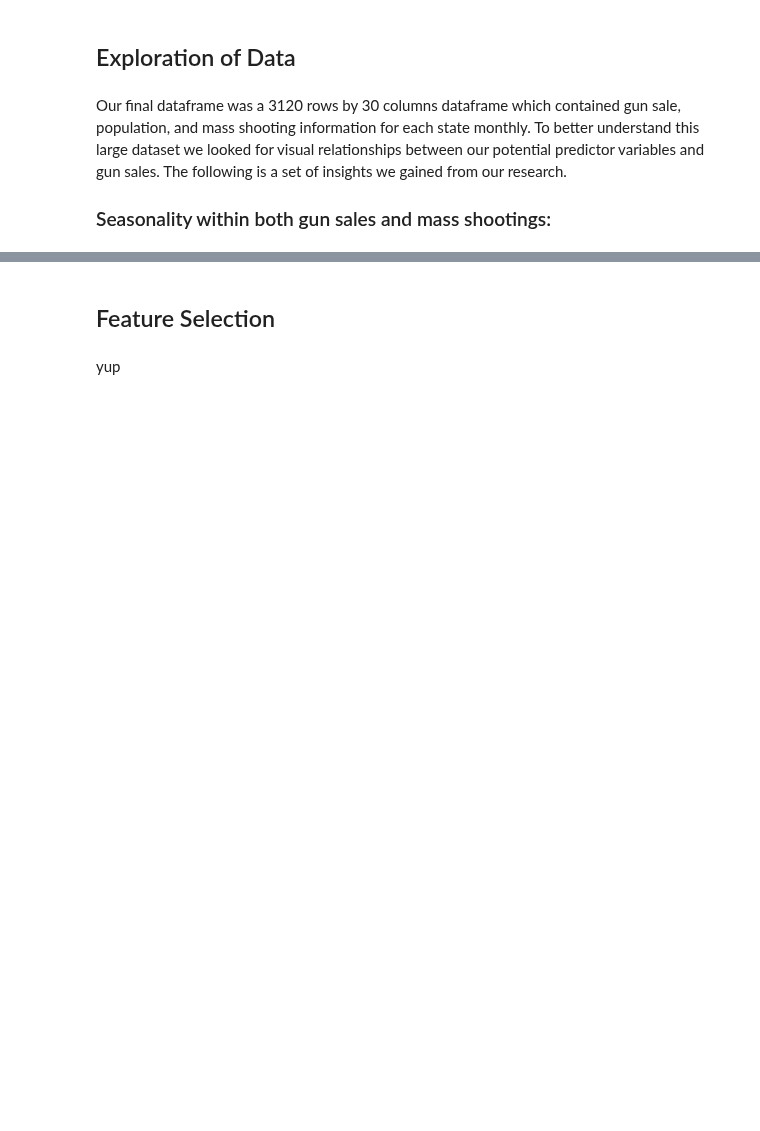
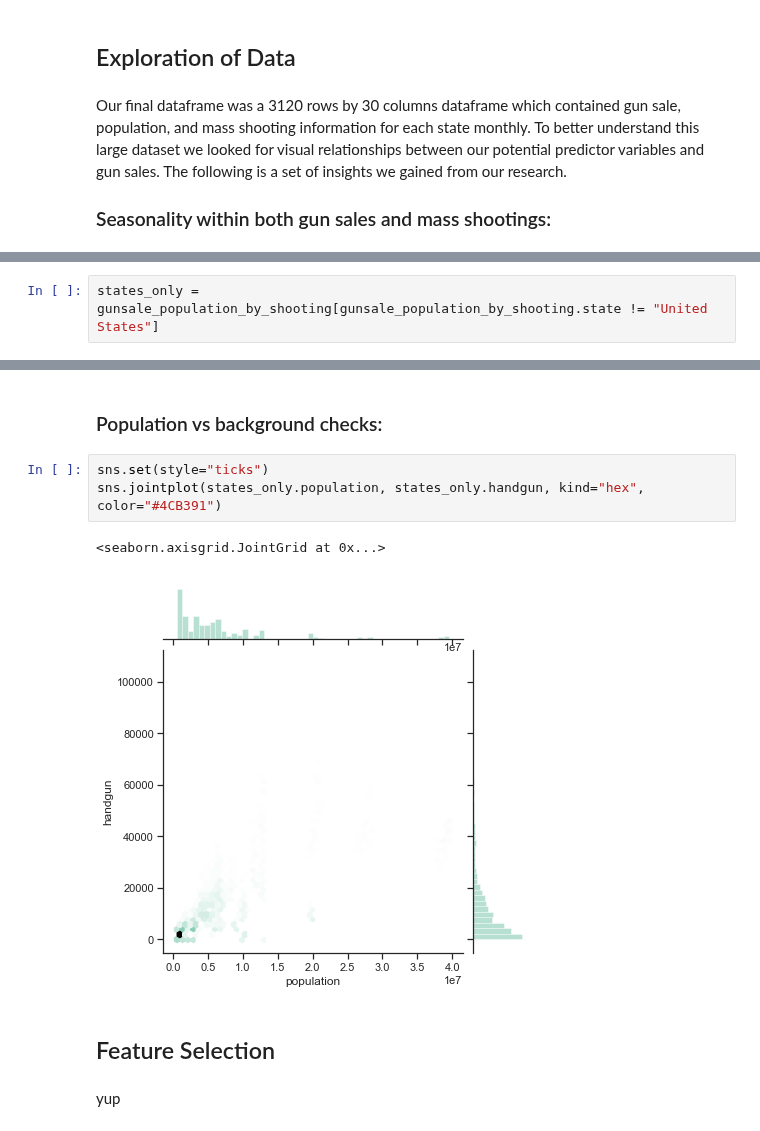
Before and after one commit to EliasFM/INFO370-FinalProject, a Jupyter notebook: webpage.ipynb, the cells around one changed output, grey strips where cells are left out. Cells and saved outputs as stored; diff of their text form; blank space fills up the shorter version.

```diff
--- a/webpage.ipynb
+++ b/webpage.ipynb
@@ -56 +62,3 @@ plt.show()
+# %%
+states_only = gunsale_population_by_shooting[gunsale_population_by_shooting.state != "United States"]
 # %% [markdown]
@@ -63,3 +86,12 @@ plt.show()
+# %% [markdown]
+
+### Population vs background checks:
+# %%
+sns.set(style="ticks")
+sns.jointplot(states_only.population, states_only.handgun, kind="hex", color="#4CB391")
+# %% [output]
+<seaborn.axisgrid.JointGrid at 0x...>
+[figure, added]
 # %% [markdown]
 ## Feature Selection
 # %% [markdown]
```
Also changed, not shown: parts of 4 cells of this notebook.
